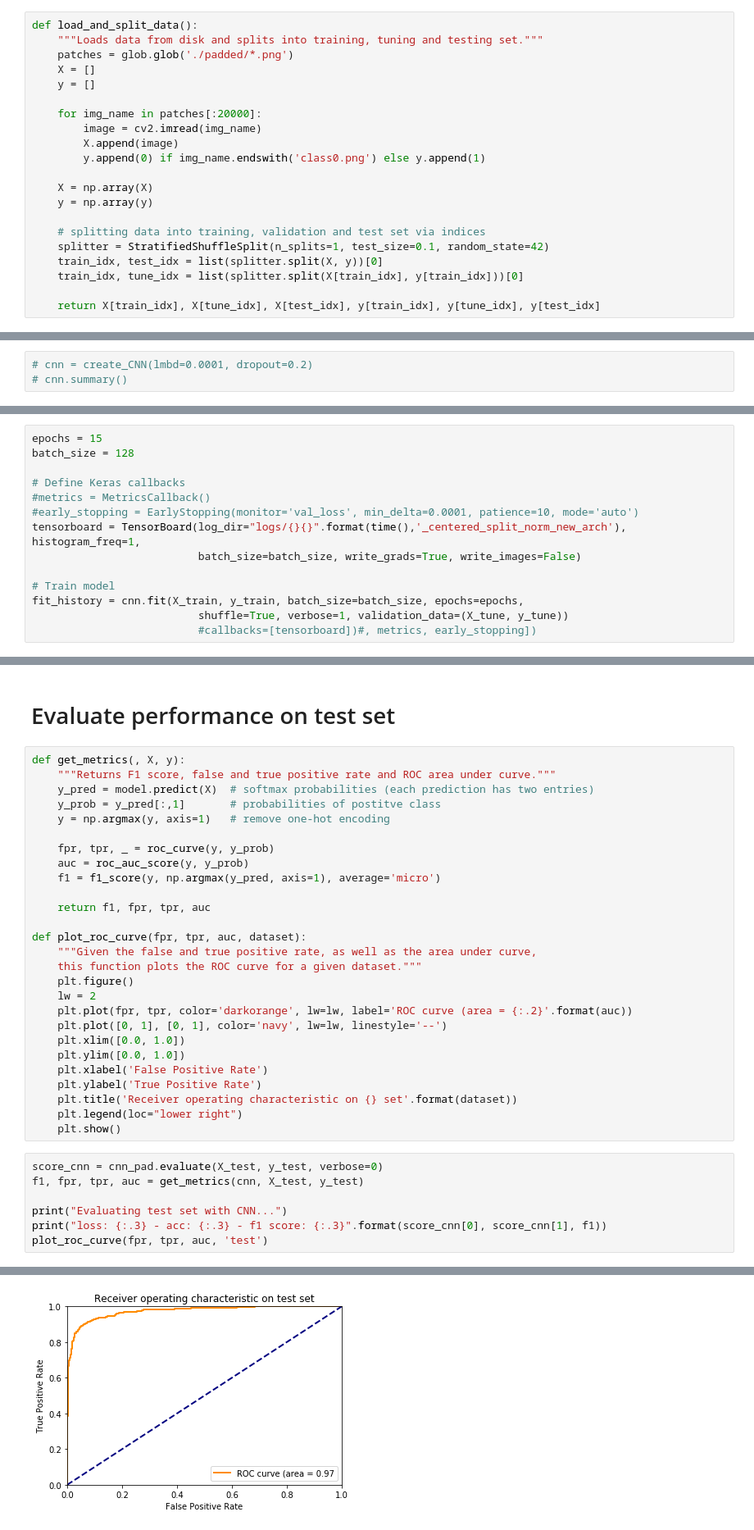
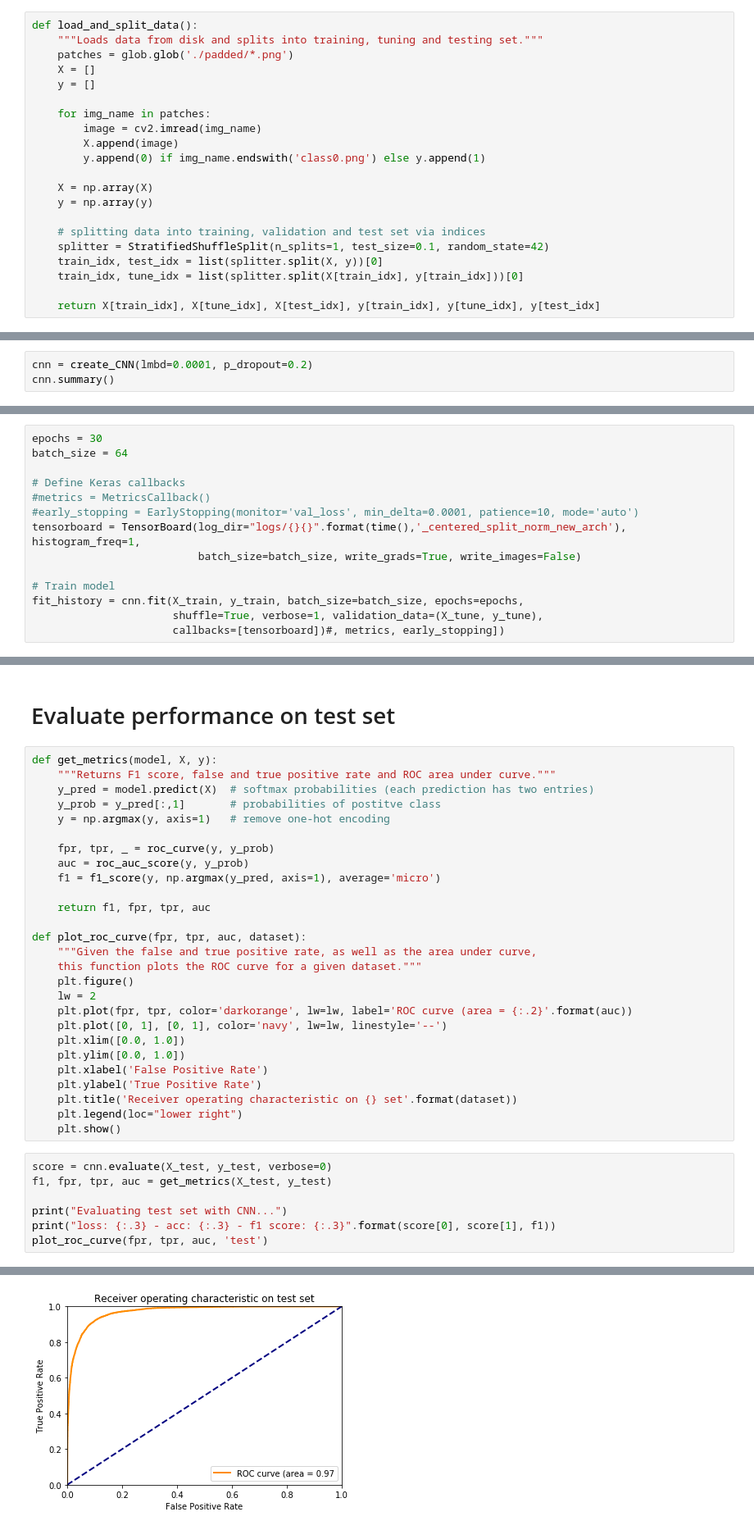
Before and after one commit to mstazherova/IDA2-Project, a Jupyter notebook: Breast Histopathology Images/classifier.ipynb, the cells around one changed output, grey strips where cells are left out. Shown at 82% size. Saved outputs shown, nothing was run; the diff lists cells and outputs as text.

Commit message:
Another test run on 30 epochs (all data)

```diff
--- a/Breast Histopathology Images/classifier.ipynb
+++ b/Breast Histopathology Images/classifier.ipynb
@@ -51,7 +51,7 @@ def load_and_split_data():
     X = []
     y = []
 
-    for img_name in patches[:20000]:
+    for img_name in patches:
         image = cv2.imread(img_name)
         X.append(image)
         y.append(0) if img_name.endswith('class0.png') else y.append(1)
@@ -220,8 +220,8 @@ def create_CNN(lmbd, p_dropout):
 
     return model
 # %%
-# cnn = create_CNN(lmbd=0.0001, dropout=0.2)
-# cnn.summary()
+cnn = create_CNN(lmbd=0.0001, p_dropout=0.2)
+cnn.summary()
 # %% [output]
 _________________________________________________________________
 Layer (type)                 Output Shape              Param #
@@ -315,6 +311,6 @@ Epoch 15/15
 # %%
-epochs = 15
-batch_size = 128
+epochs = 30
+batch_size = 64
 
 # Define Keras callbacks
 #metrics = MetricsCallback()
@@ -324,6 +320,6 @@ tensorboard = TensorBoard(log_dir="logs/{}{}".format(time(),'_centered_split_nor
 
 # Train model
 fit_history = cnn.fit(X_train, y_train, batch_size=batch_size, epochs=epochs,
-                          shuffle=True, verbose=1, validation_data=(X_tune, y_tune))
-                          #callbacks=[tensorboard])#, metrics, early_stopping])
+                      shuffle=True, verbose=1, validation_data=(X_tune, y_tune),
+                      callbacks=[tensorboard])#, metrics, early_stopping])
 # %% [output]
@@ -372,7 +371,7 @@ plot_history(mlp_history)
 # %% [markdown]
 # Evaluate performance on test set
 # %%
-def get_metrics(, X, y):
+def get_metrics(model, X, y):
     """Returns F1 score, false and true positive rate and ROC area under curve."""
     y_pred = model.predict(X)  # softmax probabilities (each prediction has two entries)
     y_prob = y_pred[:,1]       # probabilities of postitve class
@@ -399,11 +398,11 @@ def plot_roc_curve(fpr, tpr, auc, dataset):
     plt.legend(loc="lower right")
     plt.show()
 # %%
-score_cnn = cnn_pad.evaluate(X_test, y_test, verbose=0)
-f1, fpr, tpr, auc = get_metrics(cnn, X_test, y_test)
+score = cnn.evaluate(X_test, y_test, verbose=0)
+f1, fpr, tpr, auc = get_metrics(X_test, y_test)
 
 print("Evaluating test set with CNN...")
-print("loss: {:.3} - acc: {:.3} - f1 score: {:.3}".format(score_cnn[0], score_cnn[1], f1))
+print("loss: {:.3} - acc: {:.3} - f1 score: {:.3}".format(score[0], score[1], f1))
 plot_roc_curve(fpr, tpr, auc, 'test')
 # %% [output]
 Evaluating test set...
@@ -411,4 +410,4 @@ loss: 0.238 - acc: 0.932 - f1 score: 0.932
-[figure, old version]
+[figure, new version]
 # %%
 score_mlp = baseline.evaluate(X_test, y_test, verbose=0)
 f1, fpr, tpr, auc = get_metrics(baseline, X_test, y_test)
```
Also changed, not shown: parts of 19 cells of this notebook.
